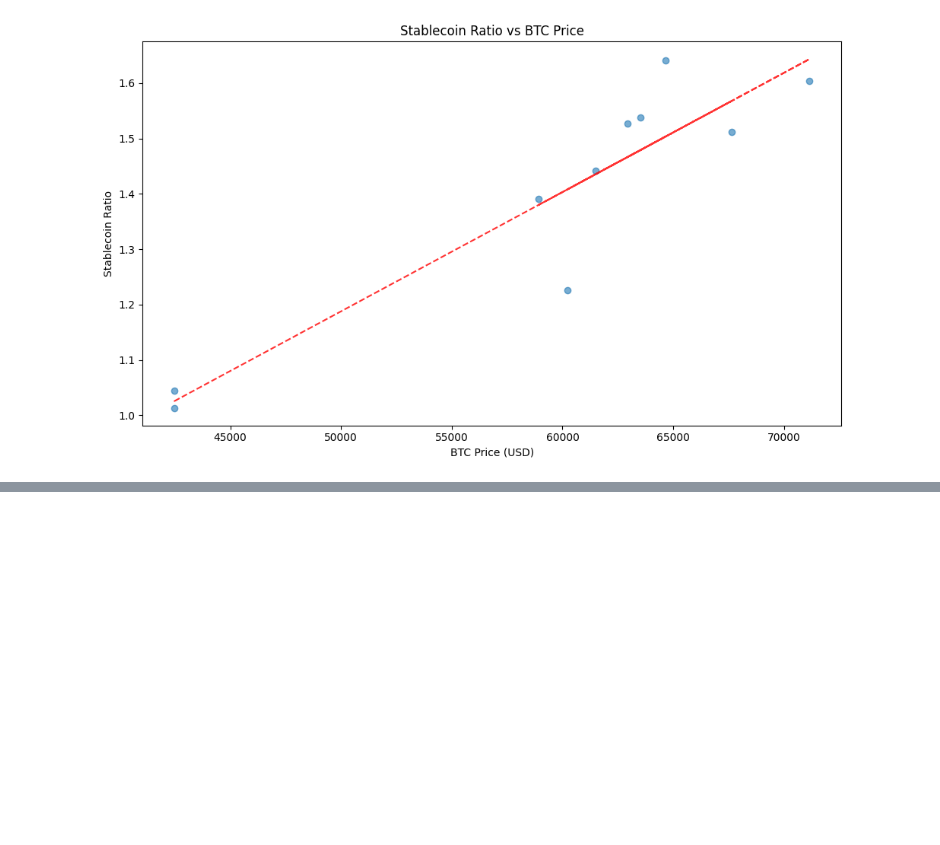
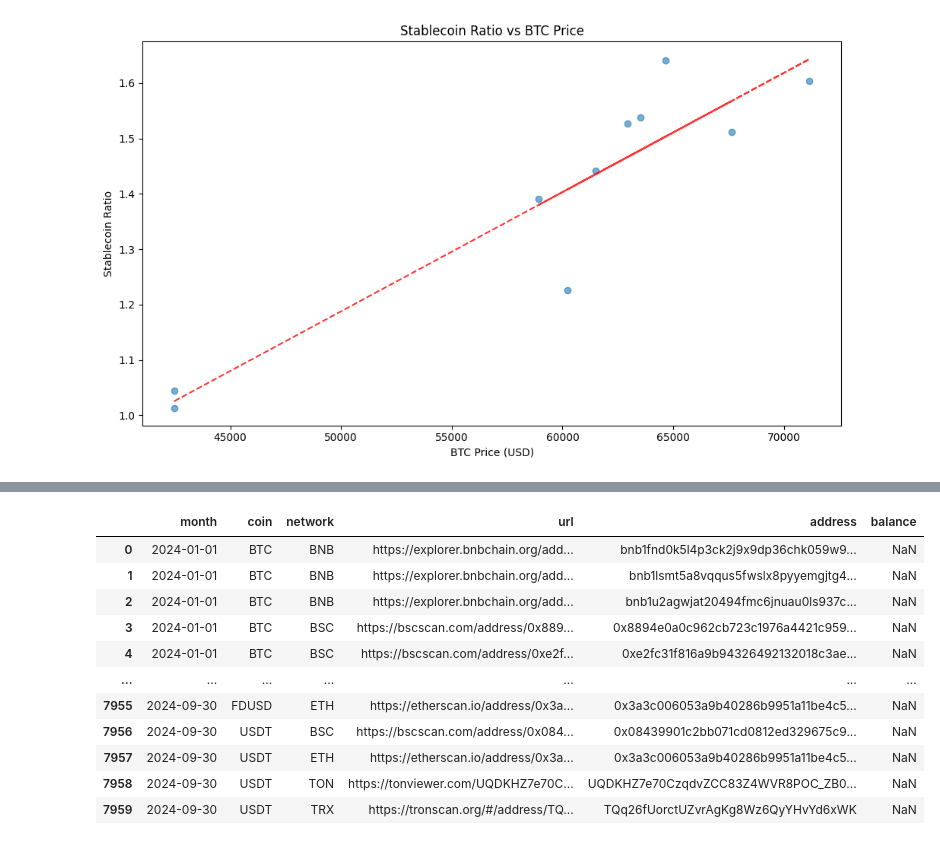
Before and after one commit to iamantee/btc_analysis, a Jupyter notebook: stablecoin_ratio.ipynb, the cells around one changed output, grey strips where cells are left out. Cells and saved outputs as stored; diff of their text form; code cells hidden in the pictures; blank space fills up the shorter version.

Commit message:
stablecoin ratio (weekly)

```diff
--- a/stablecoin_ratio.ipynb
+++ b/stablecoin_ratio.ipynb
@@ -207,0 +264,2 @@ Correlation between Stablecoin Ratio and BTC Price: 0.9263
+# %%
+df_addr['address'] = df_addr['url']
@@ -207,0 +342,80 @@ Correlation between Stablecoin Ratio and BTC Price: 0.9263
+# %%
+
+def get_address_balance_at_date(address, date):
+    timestamp = int(date.timestamp() * 1000)
+    url = f"https://blockchain.info/balance?active={address}&at={timestamp}"
+    response = requests.get(url)
+    data = response.json()
+    return data[address]['final_balance'] / 100000000  # Convert satoshis to BTC
+
+# Loop over df_merged and print only when coin is BTC
+for index, row in df_merged.iterrows():
+    if row['coin'] == 'BTC' and row['network'] == 'BTC':
+        # balance = get_address_balance_at_date(row['address'], row['month'])
+        df_merged.at[index, 'balance'] = balance
+
+df_merged.to_csv("bn_reserved/bn_addr_weekly_balance.csv", index=False, encoding='utf-8')
+# %%
+'''
+    get BTC blance on BNB chain
+'''
+from web3 import Web3
+from web3.middleware import geth_poa_middleware
+
+# BNB Chain RPC URL (you can use a different one if preferred)
+bnb_rpc_url = "https://bsc-dataseed.binance.org/"
+
+# BTC token contract address on BNB Chain
+btc_token_address = "0x7130d2A12B9BCbFAe4f2634d864A1Ee1Ce3Ead9c"  # BTCB token address
+
+# ABI for ERC20 token (this is a standard ABI for the balanceOf function)
+abi = [
+    {
+        "constant": True,
+        "inputs": [{"name": "_owner", "type": "address"}],
+        "name": "balanceOf",
+        "outputs": [{"name": "balance", "type": "uint256"}],
+        "type": "function"
+    }
+]
+
+def get_btc_balance(wallet_address):
+    # Connect to BNB Chain
+    w3 = Web3(Web3.HTTPProvider(bnb_rpc_url))
+    w3.middleware_onion.inject(geth_poa_middleware, layer=0)
+
+    # Ensure connection is successful
+    if not w3.is_connected():
+        raise Exception("Failed to connect to BNB Chain")
+
+    # Create contract instance
+    contract = w3.eth.contract(address=w3.to_checksum_address(btc_token_address), abi=abi)
+
+    # Get balance
+    balance = contract.functions.balanceOf(w3.to_checksum_address(wallet_address)).call()
+
+    # Convert balance from wei to BTC (assuming 18 decimals)
+    balance_btc = balance / 10**18
+
+    return balance_btc
+
+for index, row in df_merged.iterrows():
+    try:
+        row['balance'] = get_btc_balance(row['address'])
+    except Exception as e:
+        print(f"An error occurred: {e}")
+
+df_merged.to_csv("bn_reserved/bn_addr_weekly_balance.csv", index=False, encoding='utf-8')
+# %% [output]
+|  | month | coin | network | url | address | balance |
+| 0 | 2024-01-01 | BTC | BNB | https://explorer.bnbchain.org/add... | bnb1fnd0k5l4p3ck2j9x9dp36chk059w9... | NaN |
+| 1 | 2024-01-01 | BTC | BNB | https://explorer.bnbchain.org/add... | bnb1lsmt5a8vqqus5fwslx8pyyemgjtg4... | NaN |
+| 2 | 2024-01-01 | BTC | BNB | https://explorer.bnbchain.org/add... | bnb1u2agwjat20494fmc6jnuau0ls937c... | NaN |
+| 3 | 2024-01-01 | BTC | BSC | https://bscscan.com/address/0x889... | 0x8894e0a0c962cb723c1976a4421c959... | NaN |
+| 4 | 2024-01-01 | BTC | BSC | https://bscscan.com/address/0xe2f... | 0xe2fc31f816a9b94326492132018c3ae... | NaN |
+| ... | ... | ... | ... | ... | ... | ... |
+| 7955 | 2024-09-30 | FDUSD | ETH | https://etherscan.io/address/0x3a... | 0x3a3c006053a9b40286b9951a11be4c5... | NaN |
+| 7956 | 2024-09-30 | USDT | BSC | https://bscscan.com/address/0x084... | 0x08439901c2bb071cd0812ed329675c9... | NaN |
+| 7957 | 2024-09-30 | USDT | ETH | https://etherscan.io/address/0x3a... | 0x3a3c006053a9b40286b9951a11be4c5... | NaN |
+| 7958 | 2024-09-30 | USDT | TON | https://tonviewer.com/UQDKHZ7e70C... | UQDKHZ7e70CzqdvZCC83Z4WVR8POC_ZB0... | NaN |
+| 7959 | 2024-09-30 | USDT | TRX | https://tronscan.org/#/address/TQ... | TQq26fUorctUZvrAgKg8Wz6QyYHvYd6xWK | NaN |
```
Also changed, not shown: parts of 13 cells of this notebook, 5 other files.
